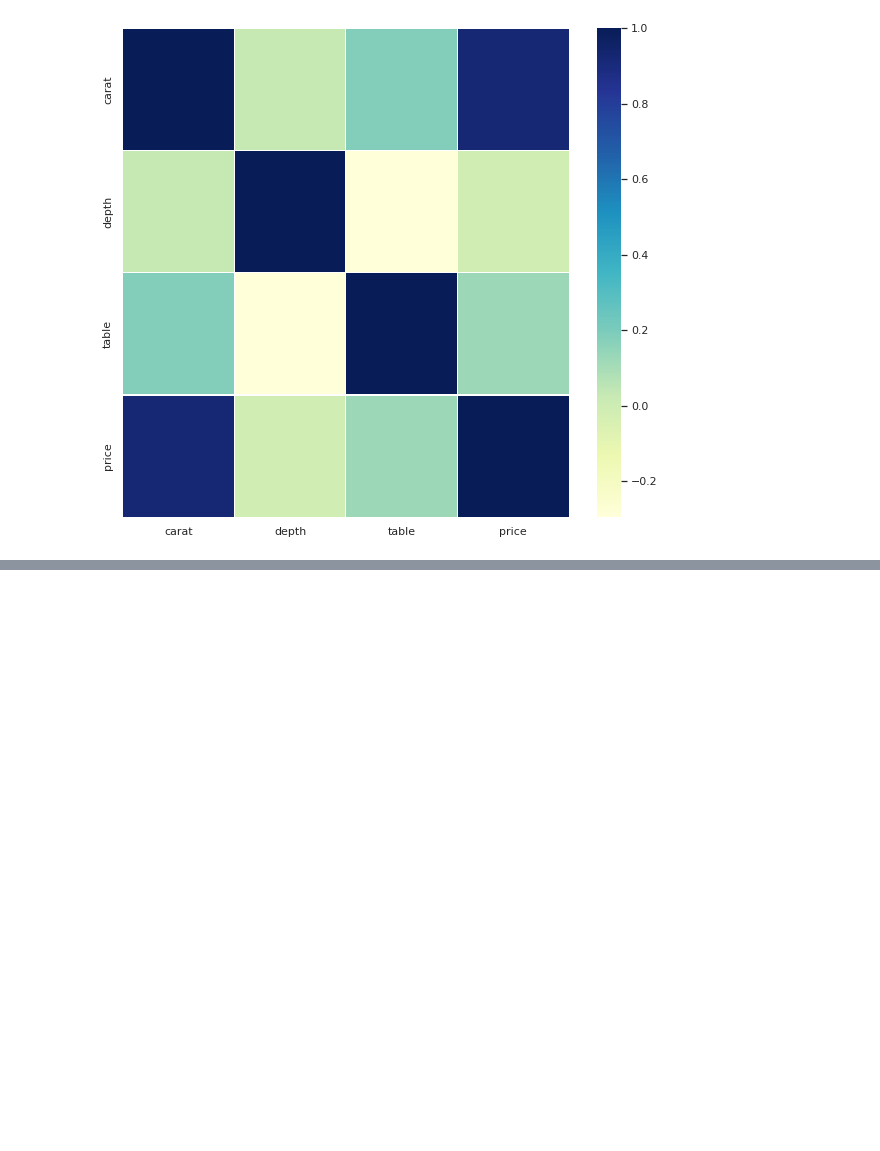
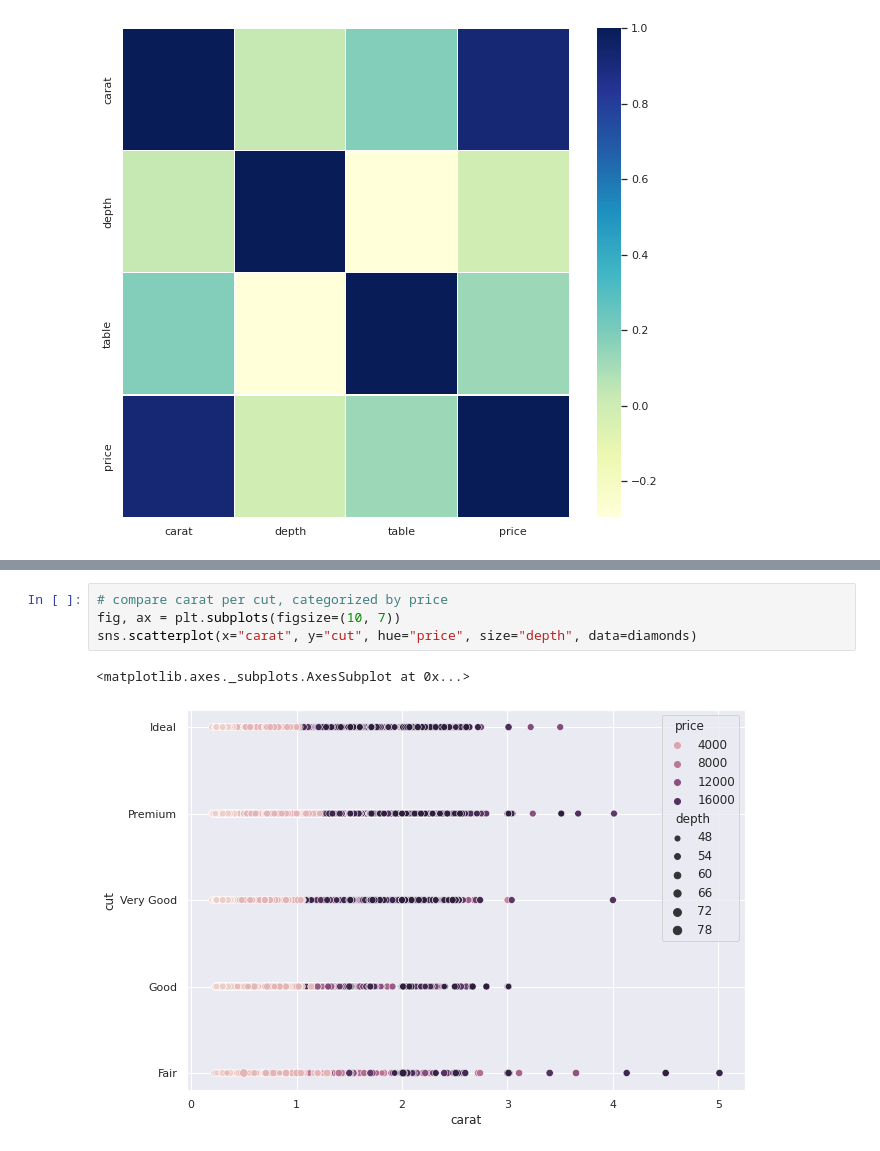
Before and after one commit to sseyler0119/Data-Science-Projects, a Jupyter notebook: UnivariateAndMultivariateAnalysis.ipynb, the cells around one changed output, grey strips where cells are left out. Cells and saved outputs as stored; diff of their text form; blank space fills up the shorter version.

```diff
--- a/UnivariateAndMultivariateAnalysis.ipynb
+++ b/UnivariateAndMultivariateAnalysis.ipynb
@@ -76,0 +84,7 @@ sns.scatterplot(x="carat", y="price", hue="cut", size="clarity", data=diamonds)
+# %%
+# compare carat per cut, categorized by price
+fig, ax = plt.subplots(figsize=(10, 7))
+sns.scatterplot(x="carat", y="cut", hue="price", size="depth", data=diamonds)
+# %% [output]
+<matplotlib.axes._subplots.AxesSubplot at 0x...>
+[figure, added]
```
Also changed, not shown: parts of 4 cells of this notebook.
